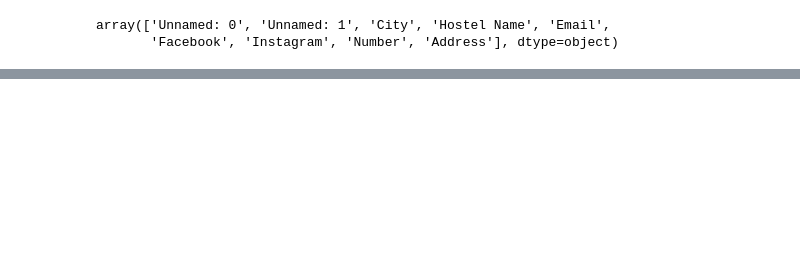
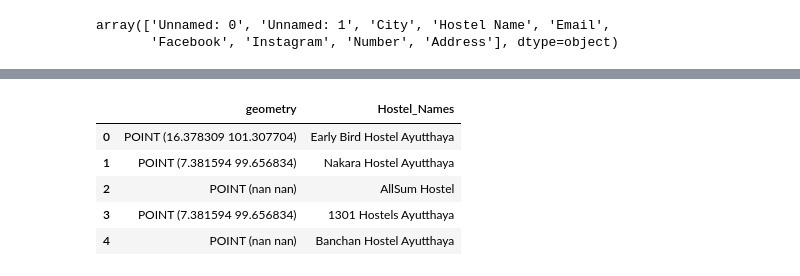
Before and after one commit to JefNtungila/Hostels-in-SEA, a Jupyter notebook: Mapping_Hostels.ipynb, the cells around one changed output, grey strips where cells are left out. Cells and saved outputs as stored; diff of their text form; code cells hidden in the pictures; blank space fills up the shorter version.

```diff
--- a/Mapping_Hostels.ipynb
+++ b/Mapping_Hostels.ipynb
@@ -64,0 +166,9 @@ hostel_data.tail(50)
+# %%
+geo_hostels.head()
+# %% [output]
+|  | geometry | Hostel_Names |
+| 0 | POINT (16.378309 101.307704) | Early Bird Hostel Ayutthaya |
+| 1 | POINT (7.381594 99.656834) | Nakara Hostel Ayutthaya |
+| 2 | POINT (nan nan) | AllSum Hostel |
+| 3 | POINT (7.381594 99.656834) | 1301 Hostels Ayutthaya |
+| 4 | POINT (nan nan) | Banchan Hostel Ayutthaya |
```
Also changed, not shown: parts of 17 cells of this notebook.
